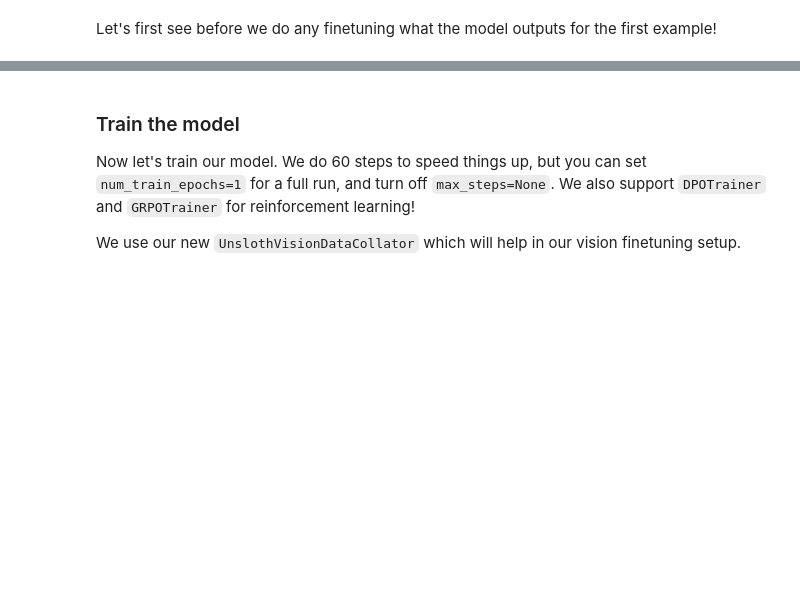
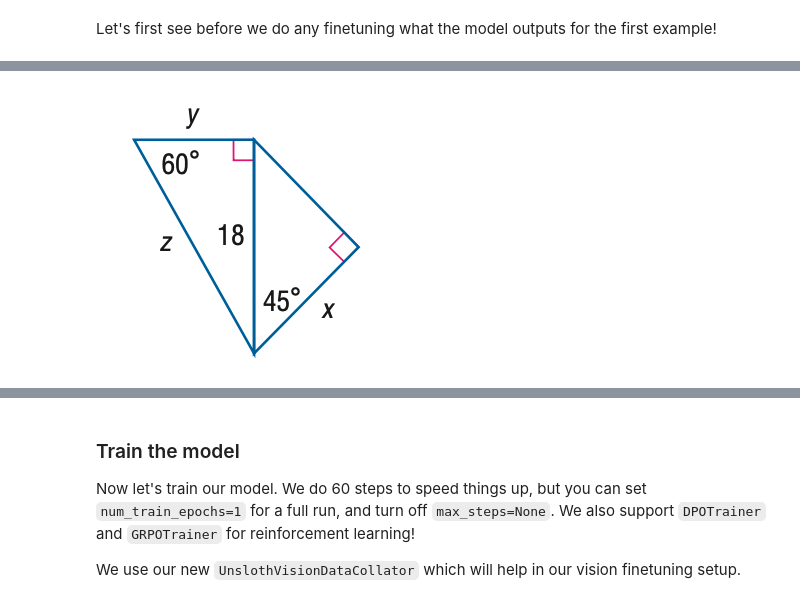
Before and after one commit to tuanduy35399/solve_math_vlm, a Jupyter notebook: Model_Solve_Math_Qwen3_5_(4B)_Vision.ipynb, the cells around one changed output, grey strips where cells are left out. Drawn from its saved outputs; the diff is of its cells as text; code cells hidden in the pictures; blank space fills up the shorter version.

```diff
--- a/Model_Solve_Math_Qwen3_5_(4B)_Vision.ipynb
+++ b/Model_Solve_Math_Qwen3_5_(4B)_Vision.ipynb
@@ -173,27 +188,31 @@ converted_dataset[0]
 # %% [markdown]
 Let's first see before we do any finetuning what the model outputs for the first example!
 # %%
-FastVisionModel.for_inference(model) # Enable for inference!
+FastVisionModel.for_inference(model)
 
-image = dataset[2]["image"]
-instruction = "Write the LaTeX representation for this image."
+# Lấy thử 1 bài toán từ tập test độc lập
+test_sample = eval_dataset[1]["messages"]
+test_image = test_sample[0]["content"][1]["image"]
+test_prompt = test_sample[0]["content"][0]["text"]
 
 messages = [
     {"role": "user", "content": [
         {"type": "image"},
-        {"type": "text", "text": instruction}
+        {"type": "text", "text": test_prompt}
     ]}
 ]
-input_text = tokenizer.apply_chat_template(messages, add_generation_prompt = True)
+input_text = tokenizer.apply_chat_template(messages, add_generation_prompt=True)
 inputs = tokenizer(
-    image,
+    test_image,
     input_text,
-    add_special_tokens = False,
-    return_tensors = "pt",
+    add_special_tokens=False,
+    return_tensors="pt"
 ).to("cuda")
 
 from transformers import TextStreamer
-text_streamer = TextStreamer(tokenizer, skip_prompt = True)
-_ = model.generate(**inputs, streamer = text_streamer, max_new_tokens = 128,
-                   use_cache = True, temperature = 1.5, min_p = 0.1)
+text_streamer = TextStreamer(tokenizer, skip_prompt=True)
+
+print("--- KẾT QUẢ MÔ HÌNH GỐC (CHƯA FINE-TUNE) ---")
+_ = model.generate(**inputs, streamer=text_streamer, max_new_tokens=3072,
+                   use_cache=True, temperature=0.2)
 # %% [output]
@@ -201,0 +246,4 @@ _ = model.generate(**inputs, streamer = text_streamer, max_new_tokens = 128,
+# %%
+test_image
+# %% [output]
+[figure, added]
```
Also changed, not shown: parts of 49 cells of this notebook.
